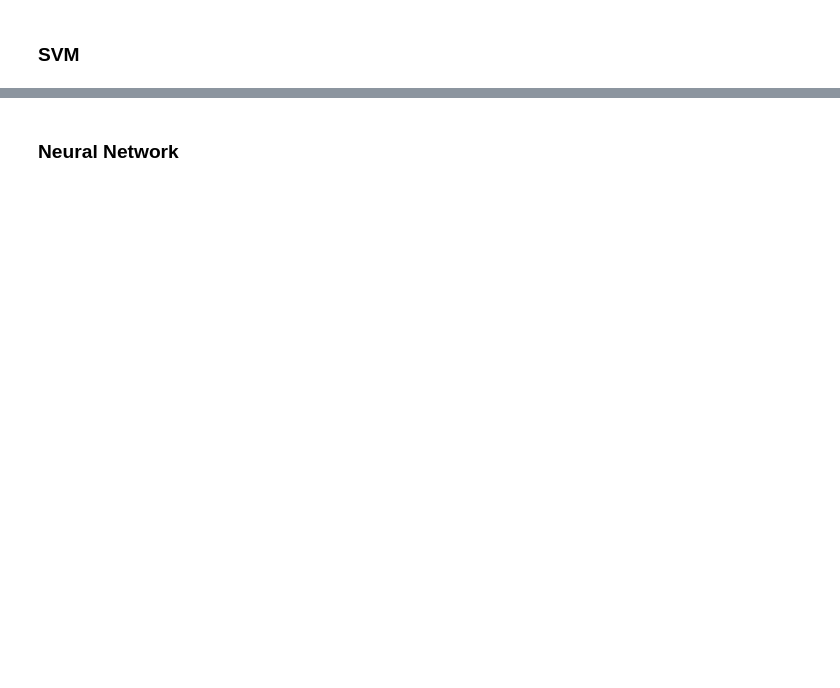
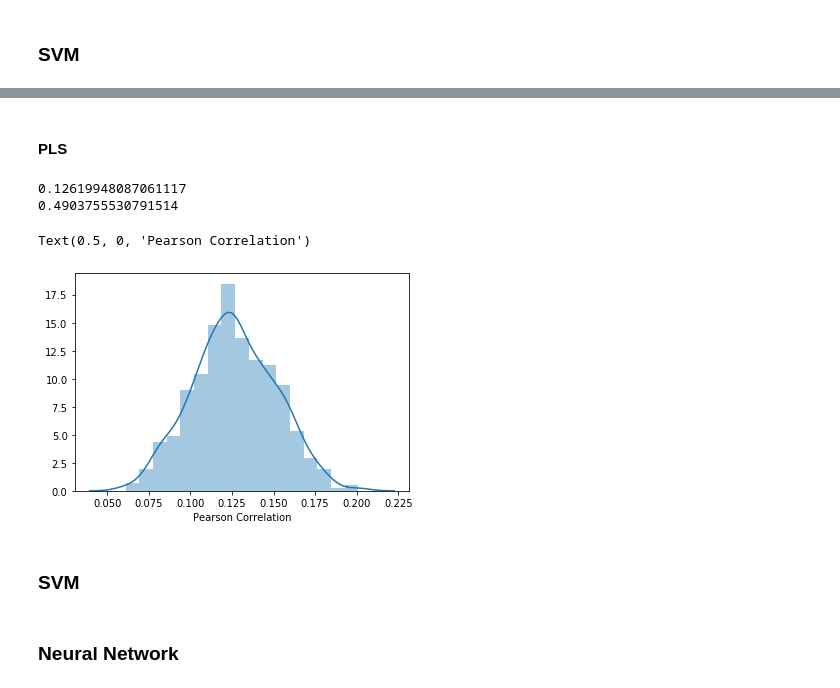
Before and after one commit to mdelaf1995/sentence_level_qe_ffl, a Jupyter notebook: exploration/Perfomance_Tests.ipynb, the cells around one changed output, grey strips where cells are left out. Cells and saved outputs as stored; diff of their text form; code cells hidden in the pictures; blank space fills up the shorter version.

```diff
--- a/exploration/Perfomance_Tests.ipynb
+++ b/exploration/Perfomance_Tests.ipynb
@@ -246,0 +189,27 @@ Mean Absolute Error: 83.2121
+# %% [markdown]
+#### PLS
+# %%
+rs = ShuffleSplit(n_splits=500, test_size=.25, random_state=0)
+cv = rs.split(dataset_features_arr)
+
+correlation_pls = []
+mae_pls = []
+X = dataset_features_arr
+y = dataset_labels_arr.reshape(-1)
+
+for train, test in cv:
+    pls = PLSRegression(**pls_random.best_params_)
+    pls.fit(X[train], y[train])
+    predictions = pls.predict(X[test]).reshape(-1)
+    pearson = pearsonr(y[test], predictions)[0]
+    error = abs(predictions - y[test])
+    correlation_pls.append(pearson)
+    mae_pls.append(error)
+
+print(np.array(correlation_pls).mean())
+print(np.array(mae_pls).mean())
+# %% [output]
+0.12619948087061117
+0.4903755530791514
+Text(0.5, 0, 'Pearson Correlation')
+[figure, added]
@@ -246,0 +220,2 @@ Mean Absolute Error: 83.2121
+# %% [markdown]
+### SVM
```
Also changed, not shown: parts of 58 cells of this notebook.
